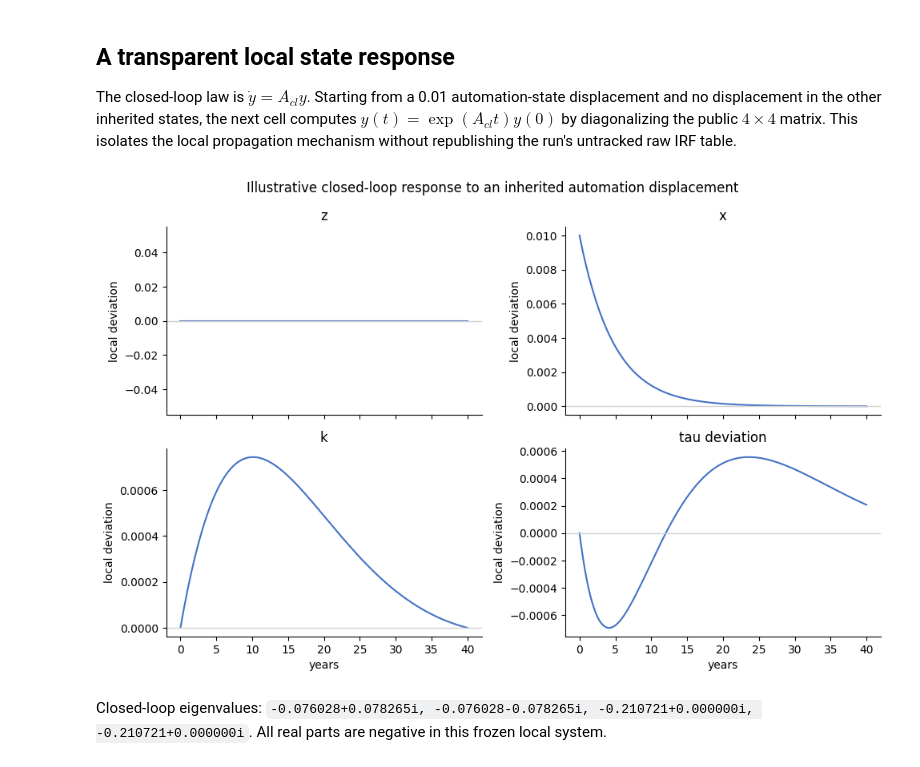
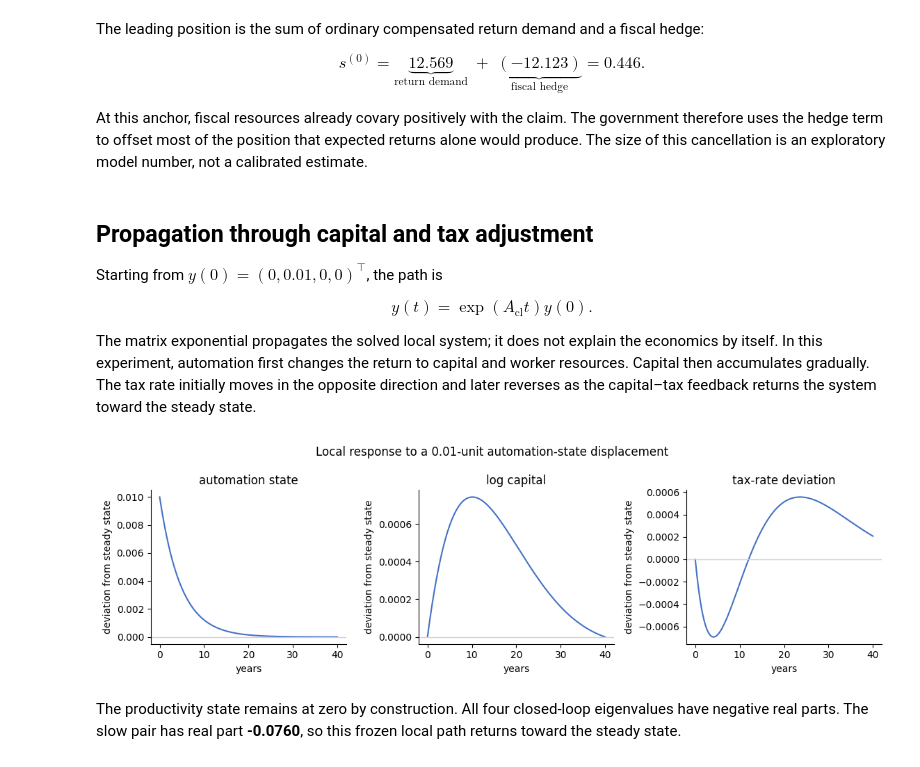
Before and after one commit to Nathan-Barnard/tai-public-finance-home, a Jupyter notebook: notebooks/03_lq_dynamics_and_impulse_responses.ipynb, the cells around one changed output. Cells and saved outputs as stored; diff of their text form; code cells hidden in the pictures.

```diff
--- a/notebooks/03_lq_dynamics_and_impulse_responses.ipynb
+++ b/notebooks/03_lq_dynamics_and_impulse_responses.ipynb
@@ -120,10 +83,26 @@ display(Markdown("\n".join(baseline_lines + portfolio_lines + diagnostic_lines))
-# %% [markdown]
-## A transparent local state response
-
-The closed-loop law is $\dot y=A_{cl}y$. Starting from a 0.01 automation-state
-displacement and no displacement in the other inherited states, the next cell computes
-$y(t)=\exp(A_{cl}t)y(0)$ by diagonalizing the public $4\times4$ matrix. This isolates
-the local propagation mechanism without republishing the run's untracked raw IRF table.
+# %% [markdown]
+The leading position is the sum of ordinary compensated return demand and a fiscal hedge:
+
+$$
+s^{(0)}
+=
+\underbrace{12.569}_{\text{return demand}}
+\;+\;
+\underbrace{(-12.123)}_{\text{fiscal hedge}}
+=0.446.
+$$
+
+At this anchor, fiscal resources already covary positively with the claim. The government therefore uses the hedge term to offset most of the position that expected returns alone would produce. The size of this cancellation is an exploratory model number, not a calibrated estimate.
+# %% [markdown]
+## Propagation through capital and tax adjustment
+
+Starting from $y(0)=(0,0.01,0,0)^\top$, the path is
+
+$$
+y(t)=\exp(A_{\mathrm{cl}}t)y(0).
+$$
+
+The matrix exponential propagates the solved local system; it does not explain the economics by itself. In this experiment, automation first changes the return to capital and worker resources. Capital then accumulates gradually. The tax rate initially moves in the opposite direction and later reverses as the capital–tax feedback returns the system toward the steady state.
 # %%
 import numpy as np
 import matplotlib.pyplot as plt
@@ -131,42 +110,50 @@ import matplotlib.pyplot as plt
 system = snapshot["closed_loop_system"]
 coordinates = system["coordinates"]
 matrix = np.array(system["matrix"], dtype=float)
 eigenvalues, eigenvectors = np.linalg.eig(matrix)
 inverse_eigenvectors = np.linalg.inv(eigenvectors)
 
 horizons = np.linspace(0.0, 40.0, 161)
 initial = np.zeros(4)
 initial[coordinates.index("x")] = 0.01
 paths = np.array(
     [
         np.real_if_close(
             eigenvectors @ np.diag(np.exp(eigenvalues * horizon))
             @ inverse_eigenvectors @ initial
         ).real
         for horizon in horizons
     ]
 )
 
-fig, axes = plt.subplots(2, 2, figsize=(10.0, 6.4), sharex=True)
-for index, (axis, coordinate) in enumerate(zip(axes.flat, coordinates)):
+plotted_coordinates = [
+    ("x", "automation state"),
+    ("k", "log capital"),
+    ("tau_deviation", "tax-rate deviation"),
+]
+
+fig, axes = plt.subplots(1, 3, figsize=(11.5, 3.5), sharex=True)
+for axis, (coordinate, label) in zip(axes, plotted_coordinates):
+    index = coordinates.index(coordinate)
     axis.plot(horizons, paths[:, index], color="#4472C4")
     axis.axhline(0, color="0.82", linewidth=1)
-    axis.set_title(coordinate.replace("_", " "))
-    axis.set_ylabel("local deviation")
+    axis.set_title(label)
+    axis.set_xlabel("years")
+    axis.set_ylabel("deviation from steady state")
     axis.spines[["top", "right"]].set_visible(False)
-for axis in axes[-1, :]:
-    axis.set_xlabel("years")
-fig.suptitle("Illustrative closed-loop response to an inherited automation displacement")
+fig.suptitle("Local response to a 0.01-unit automation-state displacement")
 plt.tight_layout()
 plt.show()
 
 display(
     Markdown(
-        "Closed-loop eigenvalues: `"
-        + ", ".join(f"{value.real:.6f}{value.imag:+.6f}i" for value in eigenvalues)
-        + "`. All real parts are negative in this frozen local system."
+        "The productivity state remains at zero by construction. "
+        "All four closed-loop eigenvalues have negative real parts. "
+        "The slow pair has real part "
+        f"**{max(value.real for value in eigenvalues):.4f}**, "
+        "so this frozen local path returns toward the steady state."
     )
 )
 # %% [output]
-[figure, old version]
+[figure, new version]
-Closed-loop eigenvalues: `-0.076028+0.078265i, -0.076028-0.078265i, -0.210721+0.000000i, -0.210721+0.000000i`. All real parts are negative in this frozen local system.
+The productivity state remains at zero by construction. All four closed-loop eigenvalues have negative real parts. The slow pair has real part **-0.0760**, so this frozen local path returns toward the steady state.
```
Also changed, not shown: parts of 13 cells of this notebook, 10 other files.
